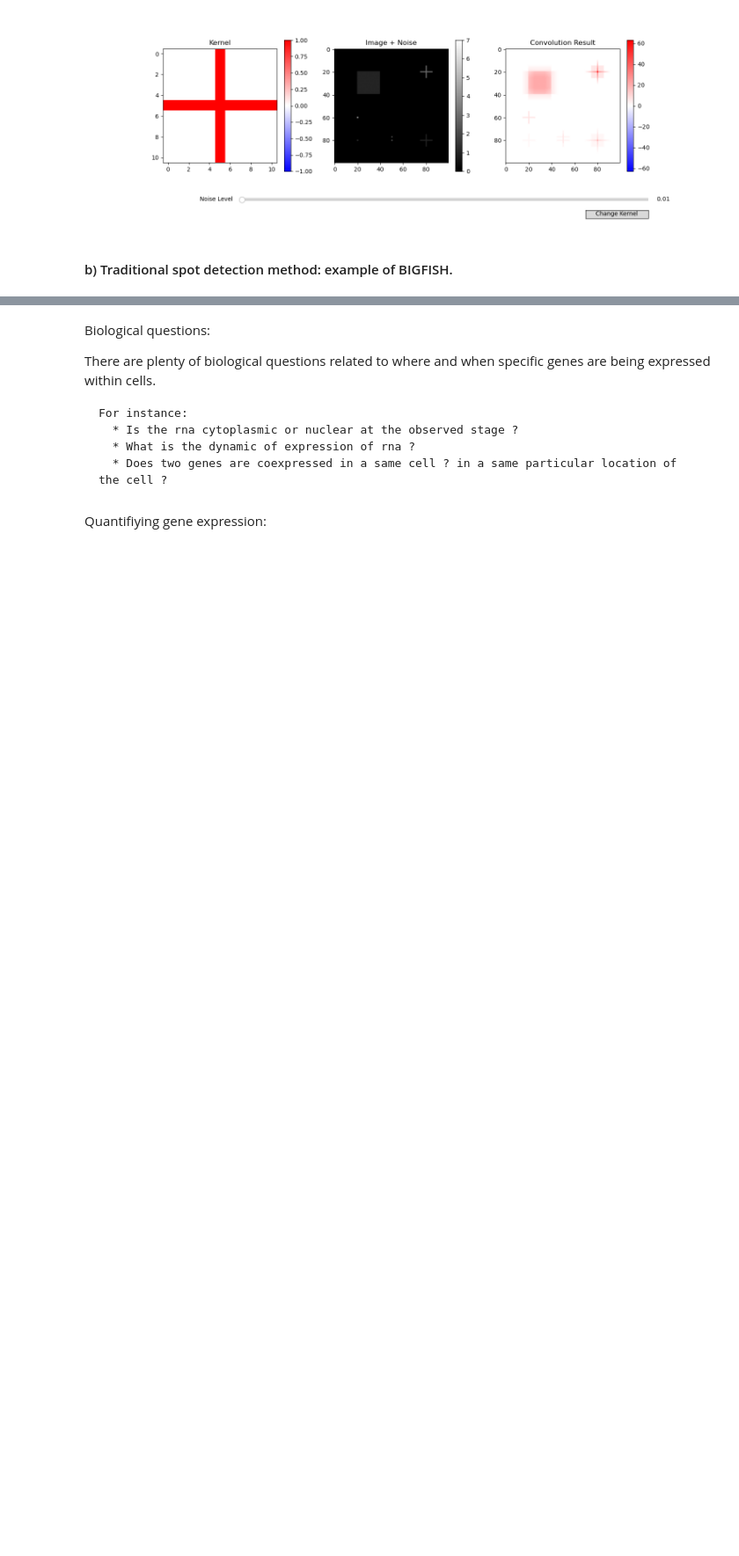
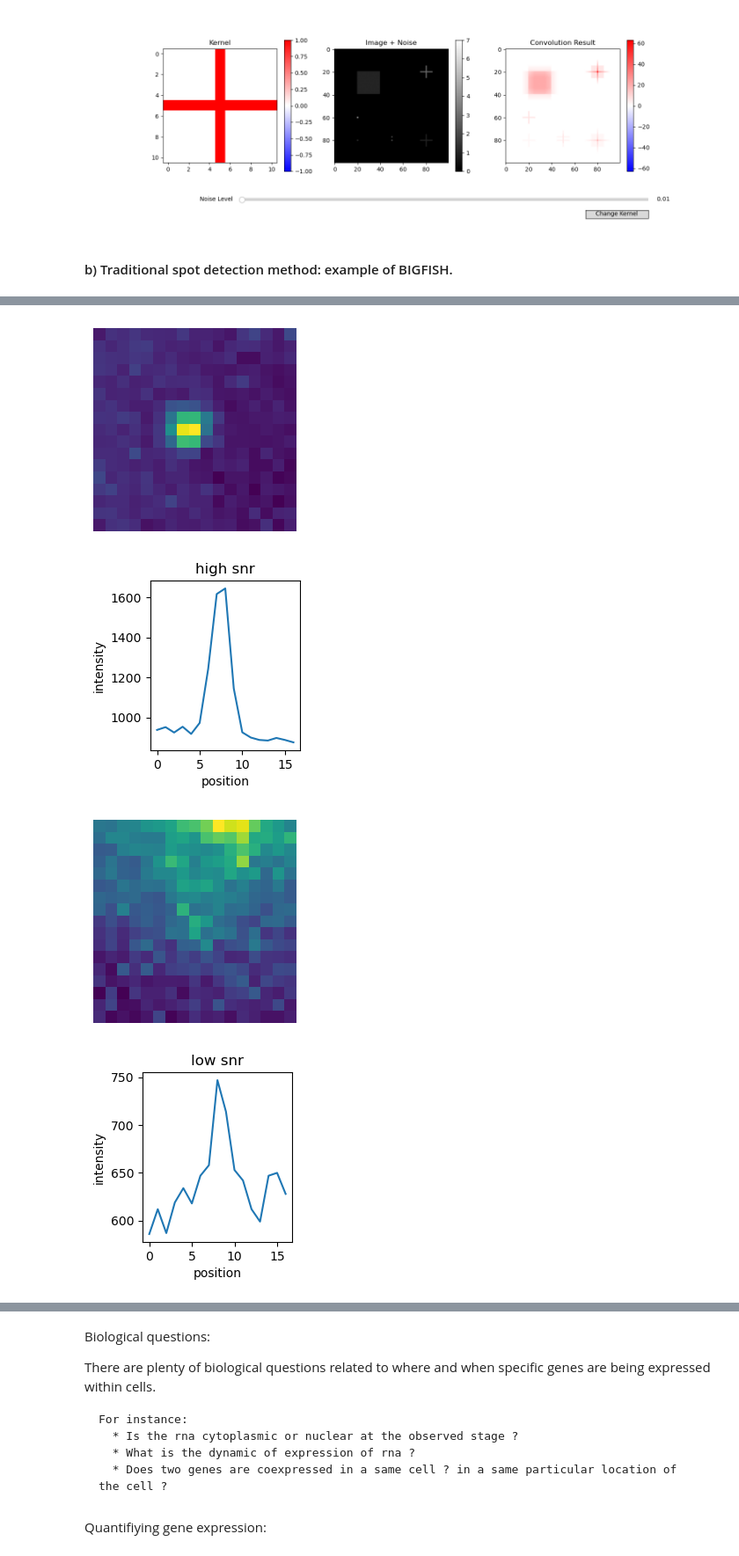
Before and after one commit to Image-Analysis-Hub/Pasteur-BioImage-Analysis-Course-2025, a Jupyter notebook: Analyst/Day3/Spot_detection_for_RNA_imaging/Spot_detection_RNA_imaging.ipynb, the cells around one changed output, grey strips where cells are left out. Shown at 88% size. Drawn from its saved outputs; the diff is of its cells as text; code cells hidden in the pictures; blank space fills up the shorter version.

```diff
--- a/Analyst/Day3/Spot_detection_for_RNA_imaging/Spot_detection_RNA_imaging.ipynb
+++ b/Analyst/Day3/Spot_detection_for_RNA_imaging/Spot_detection_RNA_imaging.ipynb
@@ -127,0 +216,34 @@ ax.imshow(np.max(im_fish,axis=0))
+# %%
+spot  = [1185, 1112]
+window= 8
+
+fig, ax = plt.subplots(figsize=(3, 3))
+sub_im = im_2d[spot[0]-window : spot[0]+window+1, spot[1]-window:spot[1]+window+1]
+ax.imshow(sub_im, vmin= sub_im.min(), vmax = sub_im.max());
+ax.set_axis_off()
+
+fig, ax = plt.subplots(figsize=(2.2,2.5))
+ax.plot(im_2d[spot[0], spot[1]-window:spot[1]+window+1]);
+ax.set_xlabel('position');
+ax.set_ylabel('intensity');
+ax.set_title('high snr');
+
+
+spot  = [1587, 1675]
+window= 8
+
+fig, ax = plt.subplots(figsize=(3, 3))
+sub_im  = im_2d[spot[0]-window : spot[0]+window+1, spot[1]-window:spot[1]+window+1]
+ax.imshow(sub_im, vmin= sub_im.min(), vmax = sub_im.max());
+ax.set_axis_off()
+
+fig, ax = plt.subplots(figsize=(2.2,2.5))
+ax.plot(im_2d[spot[0], spot[1]-window:spot[1]+window+1]);
+ax.set_xlabel('position');
+ax.set_ylabel('intensity');
+ax.set_title('low snr');
+# %% [output]
+[figure, added]
+[figure, added]
+[figure, added]
+[figure, added]
```
Also changed, not shown: parts of 29 cells of this notebook.
